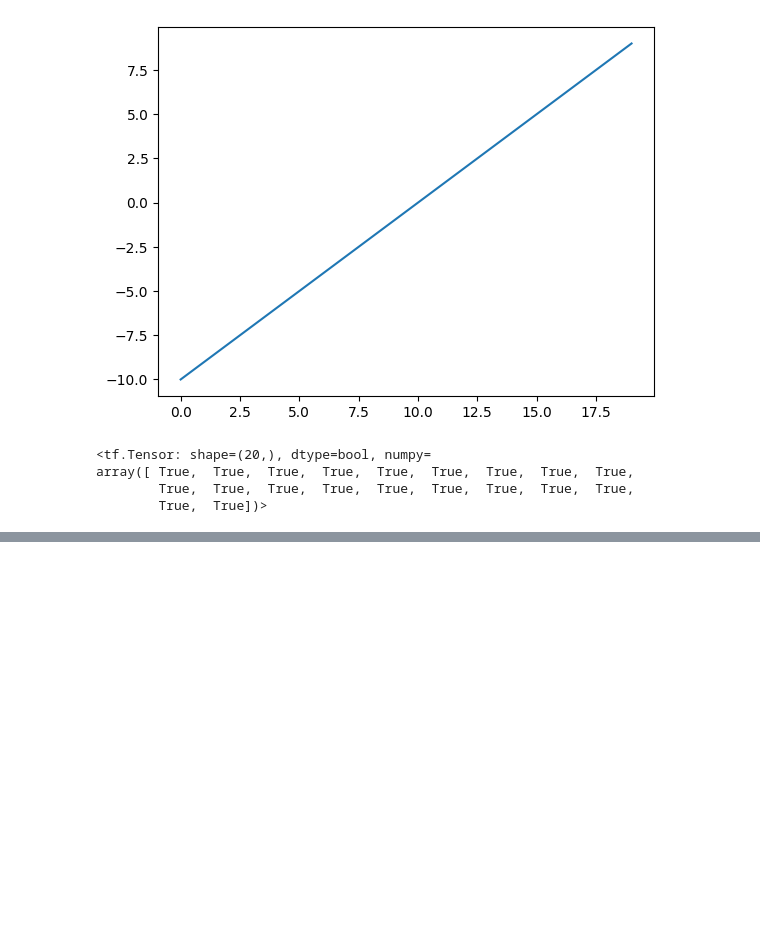
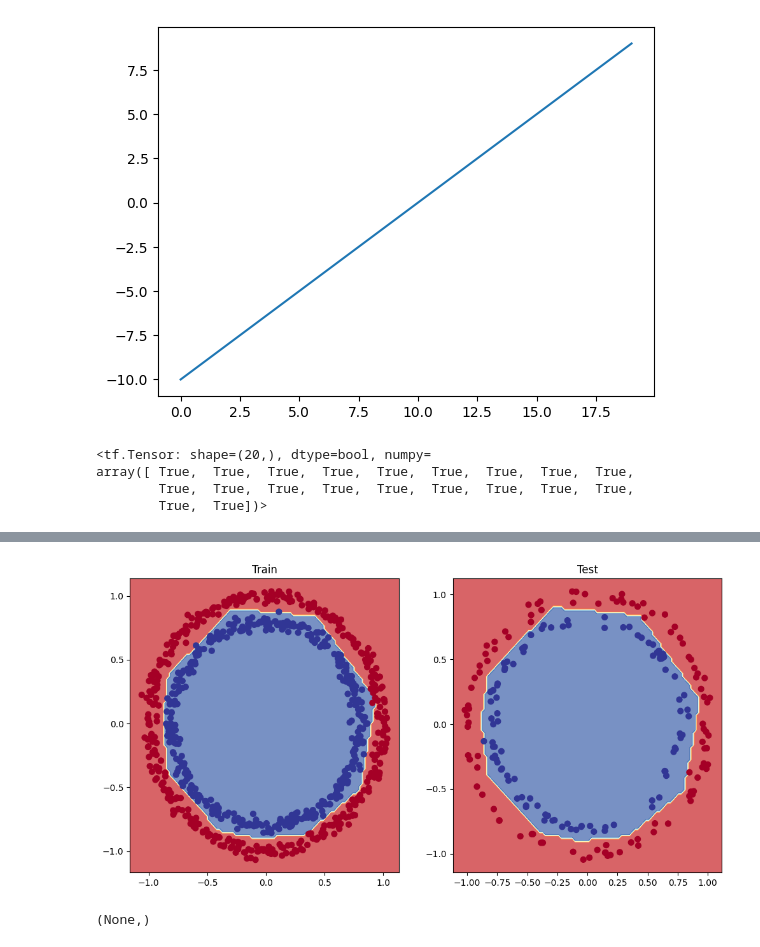
Before and after one commit to nushuhu51-ux/TENSORFLOW-FULL-COURSE-FOR-DEEP-LEARNING, a Jupyter notebook: 02_neural_network_classification_with_tensorFlow.ipynb, the cells around one changed output, grey strips where cells are left out. Cells and saved outputs as stored; diff of their text form; code cells hidden in the pictures; blank space fills up the shorter version.

```diff
--- a/02_neural_network_classification_with_tensorFlow.ipynb
+++ b/02_neural_network_classification_with_tensorFlow.ipynb
@@ -615,0 +623,5 @@ array([ True,  True,  True,  True,  True,  True,  True,  True,  True,
+# %%
+# split into train and test sets
+x_train, y_train = x[:800], y[:800]
+x_test, y_test = x[800:], y[800:]
+x_train.shape, y_train.shape, x_test.shape, y_test.shape
@@ -615,0 +630,27 @@ array([ True,  True,  True,  True,  True,  True,  True,  True,  True,
+# %%
+# let's recreate a model to fit on the training data and evaluate our model
+
+
+# Set random seed
+tf.random.set_seed(42)
+
+# 1. Create the model
+model_8 = tf.keras.Sequential([
+    tf.keras.layers.Dense(4, activation="relu"),
+    tf.keras.layers.Dense(4, activation="relu"),
+    tf.keras.layers.Dense(1, activation="sigmoid")   # FIXED
+])
+
+# 2. Compile the model
+model_8.compile(
+    loss=tf.keras.losses.BinaryCrossentropy(),
+    optimizer=tf.keras.optimizers.Adam(learning_rate=0.01),
+    metrics=["accuracy"]
+)
+
+# 3. Fit the model
+history = model_8.fit(
+    x_train,
+    y_train,
+    epochs=25
+)
@@ -615,0 +681,11 @@ array([ True,  True,  True,  True,  True,  True,  True,  True,  True,
+# %%
+# plot the decision boundary for the training and testset
+plt.figure(figsize=(12, 6))
+plt.subplot(1, 2, 1)
+plt.title("Train")
+plot_decision_boundary(model_8, x=x_train, y=y_train)
+plt.subplot(1, 2, 2)
+plt.title("Test")
+plot_decision_boundary(model_8, x=x_test, y=y_test)
+plt.show(),
+# %% [output]
@@ -615,0 +696,2 @@ array([ True,  True,  True,  True,  True,  True,  True,  True,  True,
+[figure, added]
+(None,)
```
Also changed, not shown: parts of 6 cells of this notebook.
